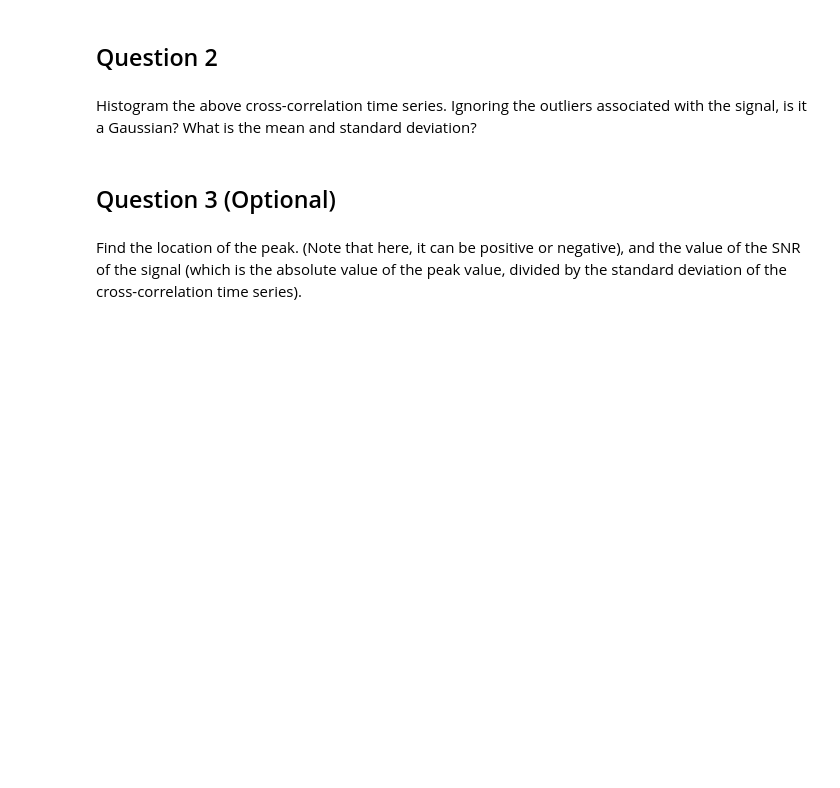
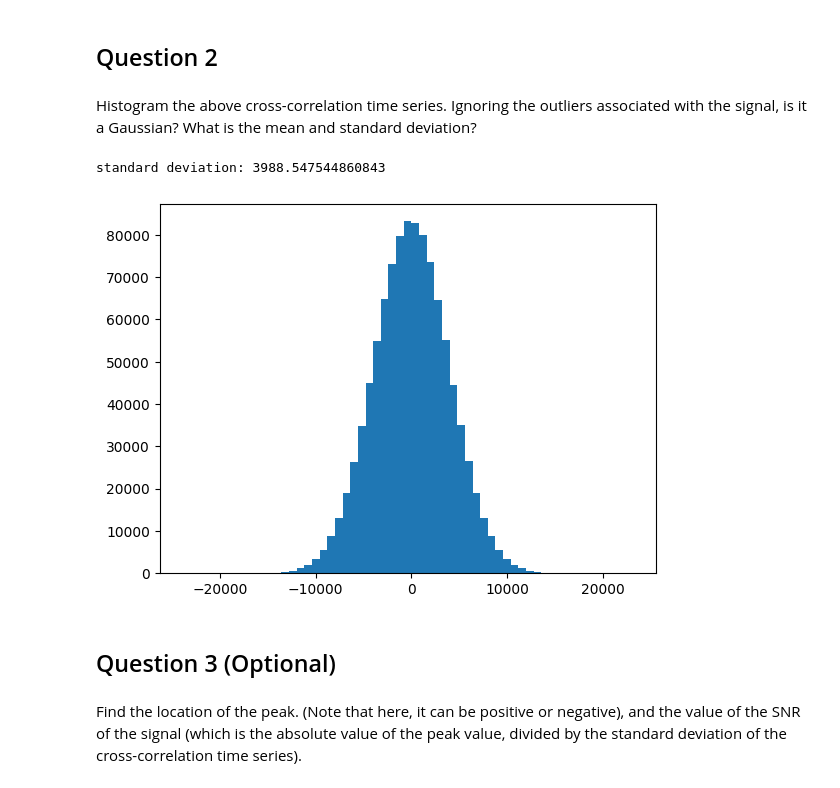
Before and after one commit to cosmos2718/Kimyubin, a Jupyter notebook: Tutorials/04_Searches/Tuto_4.1_Matched_filtering_introduction.ipynb, the cells around one changed output. Drawn from its saved outputs; the diff is of its cells as text; code cells hidden in the pictures; blank space fills up the shorter version.

```diff
--- a/Tutorials/04_Searches/Tuto_4.1_Matched_filtering_introduction.ipynb
+++ b/Tutorials/04_Searches/Tuto_4.1_Matched_filtering_introduction.ipynb
@@ -234,6 +271,13 @@ Histogram the whitened time series. Ignoring the outliers associated with the si
 ## Question 2
 # %% [markdown]
 Histogram the above cross-correlation time series. Ignoring the outliers associated with the signal, is it a Gaussian? What is the mean and standard deviation?
+# %%
+datastd = cross_correlation.std()
+plt.hist(cross_correlation, bins=numpy.arange(-6,6,0.2)*datastd)
+print(f"standard deviation: {datastd}")
+# %% [output]
+standard deviation: 3988.547544860843
+[figure, added]
 # %% [markdown]
 ## Question 3 (Optional)
 # %% [markdown]
```
Also changed, not shown: parts of 7 cells of this notebook.
